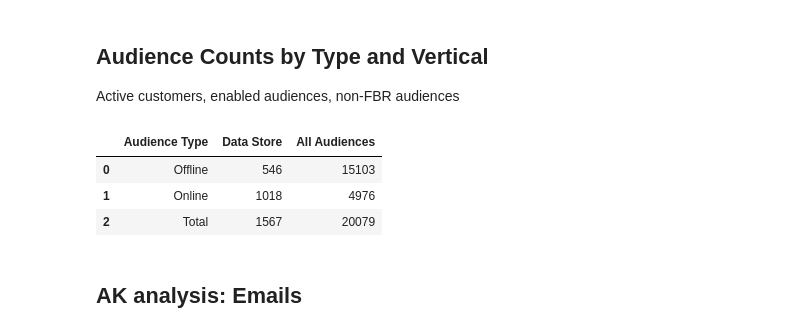
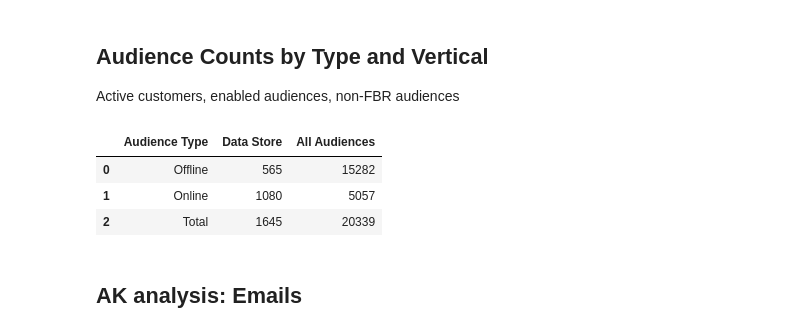
Before and after one commit to anthonylschultz/Product-Investigations, a Jupyter notebook: Audience Key analysis/results.ipynb, the cells around one changed output. Drawn from its saved outputs; the diff is of its cells as text; code cells hidden in the pictures.

```diff
--- a/Audience Key analysis/results.ipynb
+++ b/Audience Key analysis/results.ipynb
@@ -7,17 +7,22 @@
 ## Audience Counts by Type and Vertical
 Active customers, enabled audiences, non-FBR audiences
 # %%
-audience_counts = {'Audience Type': ['Offline','Online', 'Total'], 'Data Store': [546, 1018, 1567],
-        'All Audiences': [15103,4976, 20079]
+import pandas as pd
+audience_counts = {'Audience Type': ['Offline','Online', 'Total'], 'Data Store': [DMS_offline_audience_count,
+                                                                                  DMS_online_audience_count,
+                                                                                  DMS_offline_audience_count + DMS_online_audience_count],
+        'All Audiences': [offline_audience_count,
+                          online_audience_count,
+                          offline_audience_count + online_audience_count]
         }
 
 aud_counts_table = pd.DataFrame(audience_counts, columns = ['Audience Type', 'Data Store', 'All Audiences'])
 aud_counts_table
 # %% [output]
 |  | Audience Type | Data Store | All Audiences |
-| 0 | Offline | 546 | 15103 |
-| 1 | Online | 1018 | 4976 |
-| 2 | Total | 1567 | 20079 |
+| 0 | Offline | 565 | 15282 |
+| 1 | Online | 1080 | 5057 |
+| 2 | Total | 1645 | 20339 |
 # %% [markdown]
 ## AK analysis: Emails
 # %% [markdown]
```
Also changed, not shown: parts of 33 cells of this notebook.
